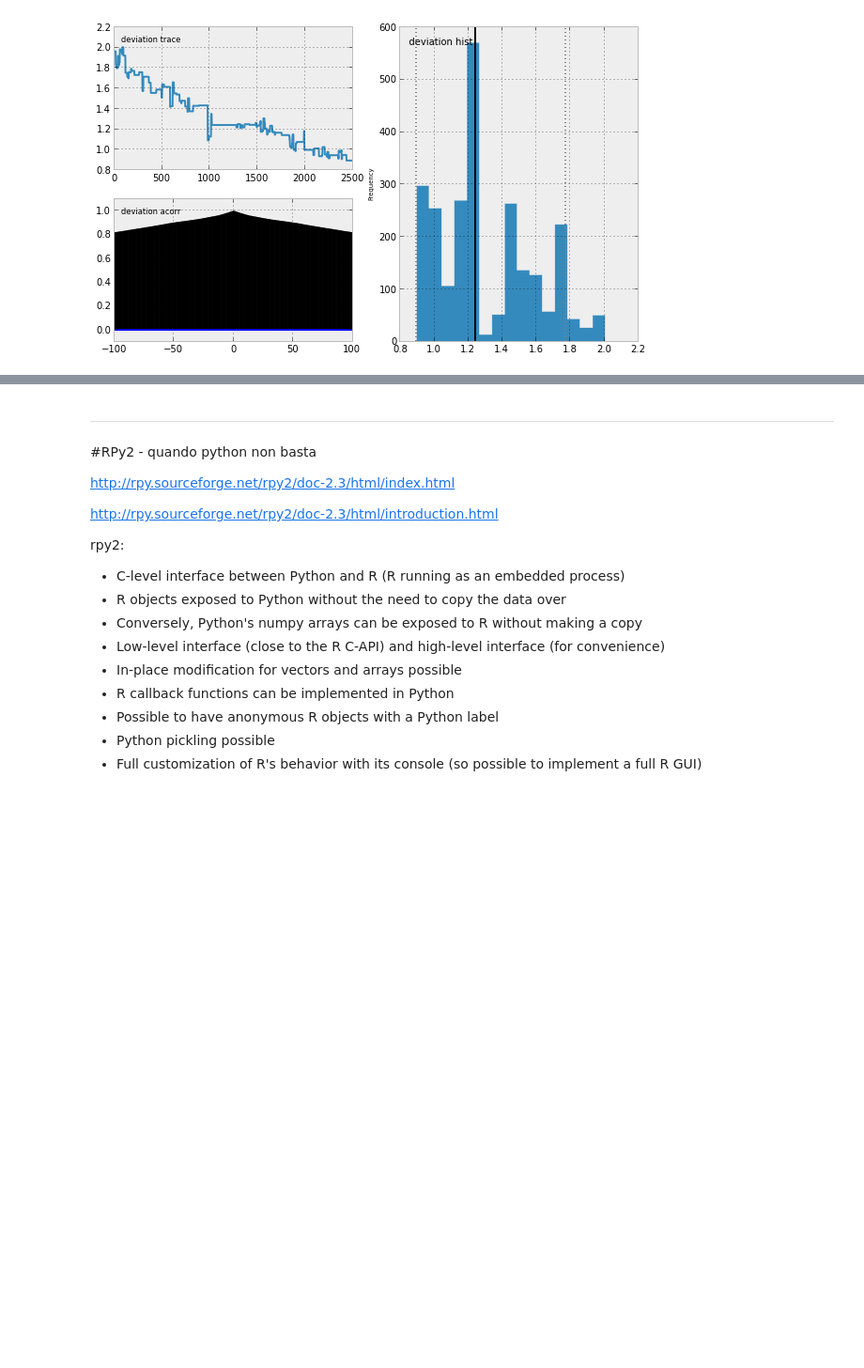
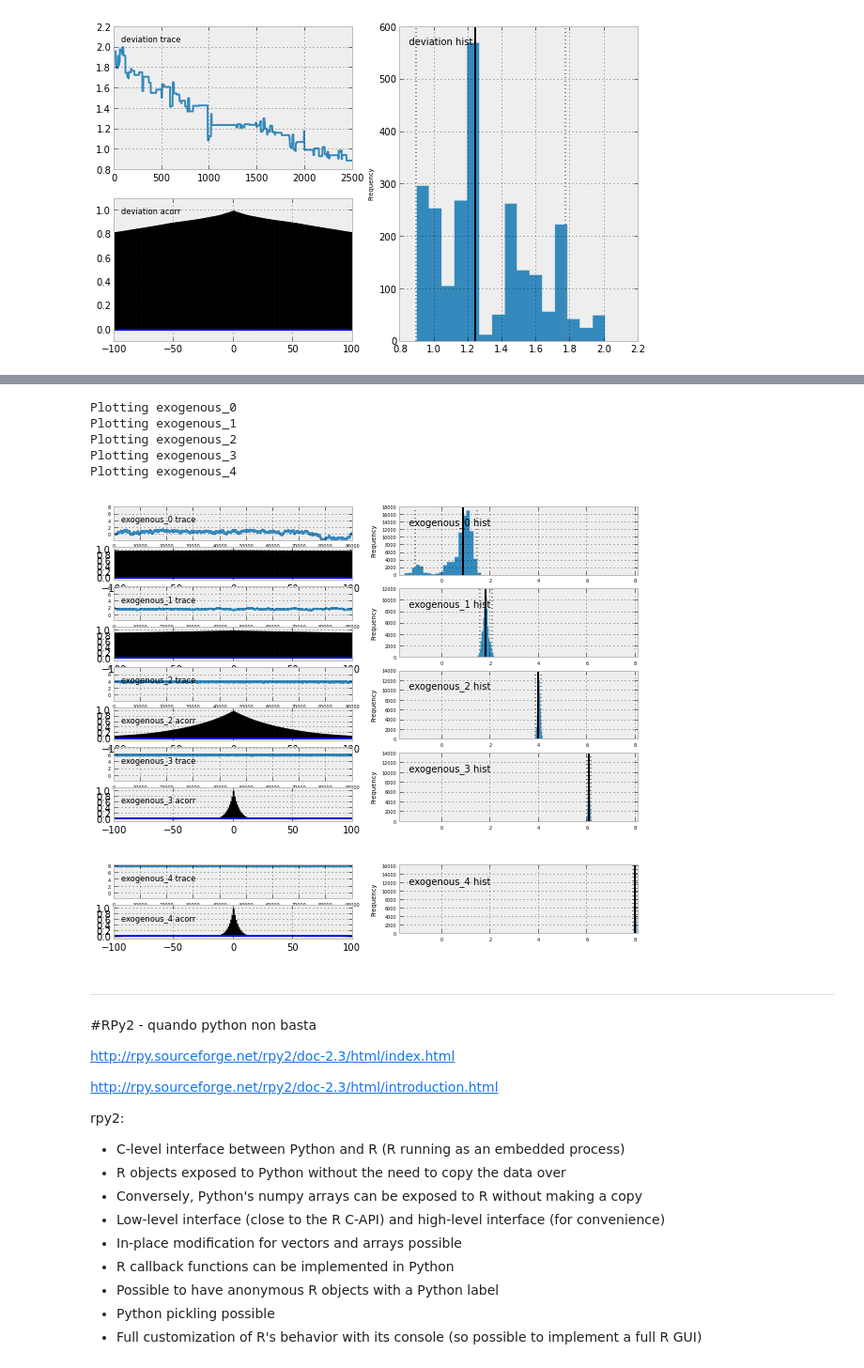
Before and after one commit to EnricoGiampieri/lezionipython, a Jupyter notebook: metodi fisici - analisi dati.ipynb, the cells around one changed output, grey strips where cells are left out. Shown at 94% size. Saved outputs shown, nothing was run; the diff lists cells and outputs as text; code cells hidden in the pictures; blank space fills up the shorter version.

```diff
--- a/metodi fisici - analisi dati.ipynb
+++ b/metodi fisici - analisi dati.ipynb
@@ -1347,3 +1293,13 @@ Plotting deviation
+# %%
+Mplot(model)
+# %% [output]
+Plotting exogenous_0
+Plotting exogenous_1
+Plotting exogenous_2
+Plotting exogenous_3
+Plotting exogenous_4
+[figure, added]
+[figure, added]
 # %% [markdown]
 ----
 #RPy2 - quando python non basta
```
Also changed, not shown: parts of 32 cells of this notebook, 4 other files.
